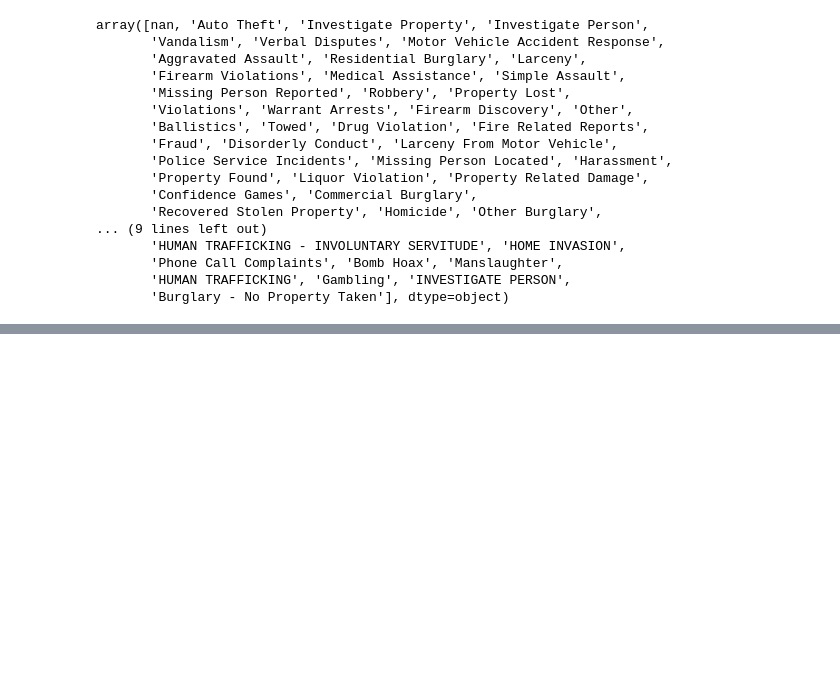
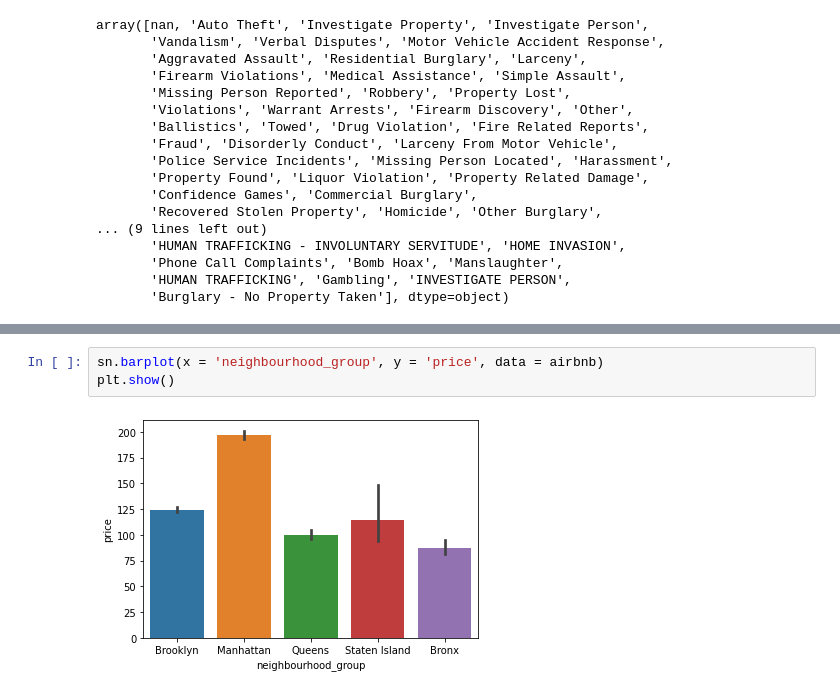
Before and after one commit to vaecole/Courses, a Jupyter notebook: DS/Crime.ipynb, the cells around one changed output, grey strips where cells are left out. Cells and saved outputs as stored; diff of their text form; blank space fills up the shorter version.

```diff
--- a/DS/Crime.ipynb
+++ b/DS/Crime.ipynb
@@ -87,0 +108,5 @@ array([nan, 'Auto Theft', 'Investigate Property', 'Investigate Person',
+# %%
+sn.barplot(x = 'neighbourhood_group', y = 'price', data = airbnb)
+plt.show()
+# %% [output]
+[figure, added]
```
Also changed, not shown: parts of 7 cells of this notebook, 5 other files.
